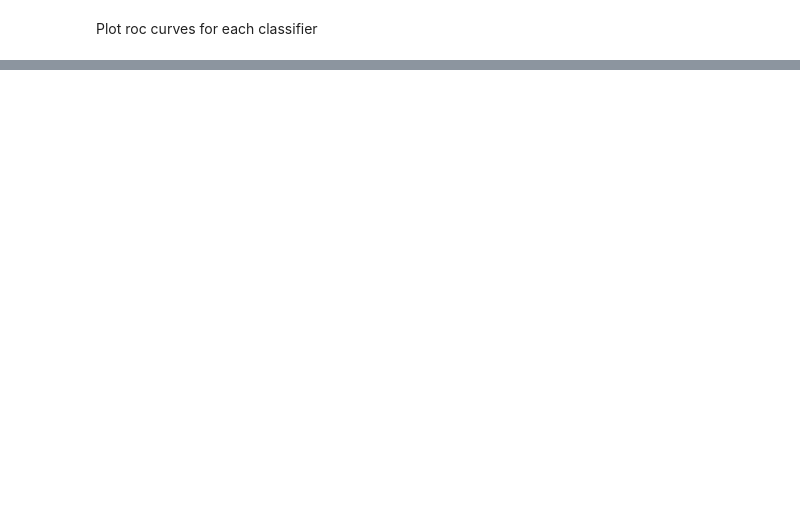
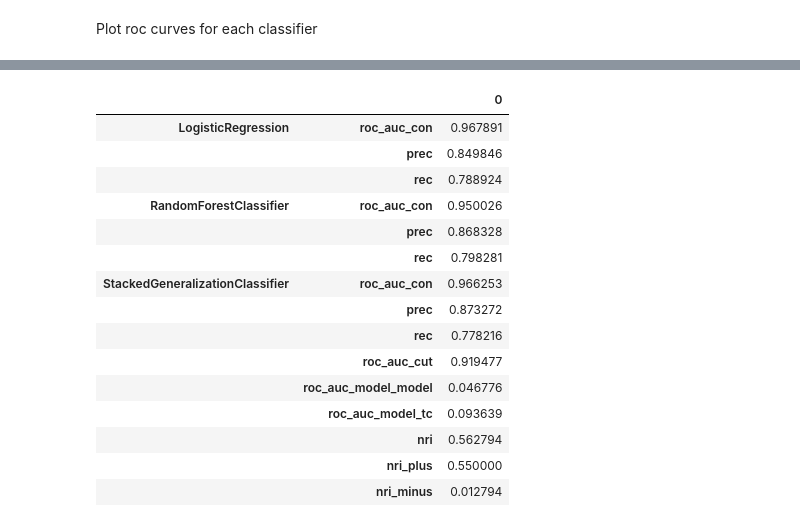
Before and after one commit to itslwg/pemett, a Jupyter notebook: notebooks/2.0-s30d-model-training.ipynb, the cells around one changed output, grey strips where cells are left out. Cells and saved outputs as stored; diff of their text form; code cells hidden in the pictures; blank space fills up the shorter version.

```diff
--- a/notebooks/2.0-s30d-model-training.ipynb
+++ b/notebooks/2.0-s30d-model-training.ipynb
@@ -316,3 +319,22 @@ Pr(Up|Ctrl)    0.11463664
+# %%
+point_estimates
+# %% [output]
+|  |  | 0 |
+| LogisticRegression | roc_auc_con | 0.967891 |
+|  | prec | 0.849846 |
+|  | rec | 0.788924 |
+| RandomForestClassifier | roc_auc_con | 0.950026 |
+|  | prec | 0.868328 |
+|  | rec | 0.798281 |
+| StackedGeneralizationClassifier | roc_auc_con | 0.966253 |
+|  | prec | 0.873272 |
+|  | rec | 0.778216 |
+|  | roc_auc_cut | 0.919477 |
+|  | roc_auc_model_model | 0.046776 |
+|  | roc_auc_model_tc | 0.093639 |
+|  | nri | 0.562794 |
+|  | nri_plus | 0.550000 |
+|  | nri_minus | 0.012794 |
 # %%
 lb_str = lb.iloc[:, 0].astype(str)
 ub_str = ub.iloc[:, 0].astype(str)
```
Also changed, not shown: parts of 15 cells of this notebook, 2 other files.
